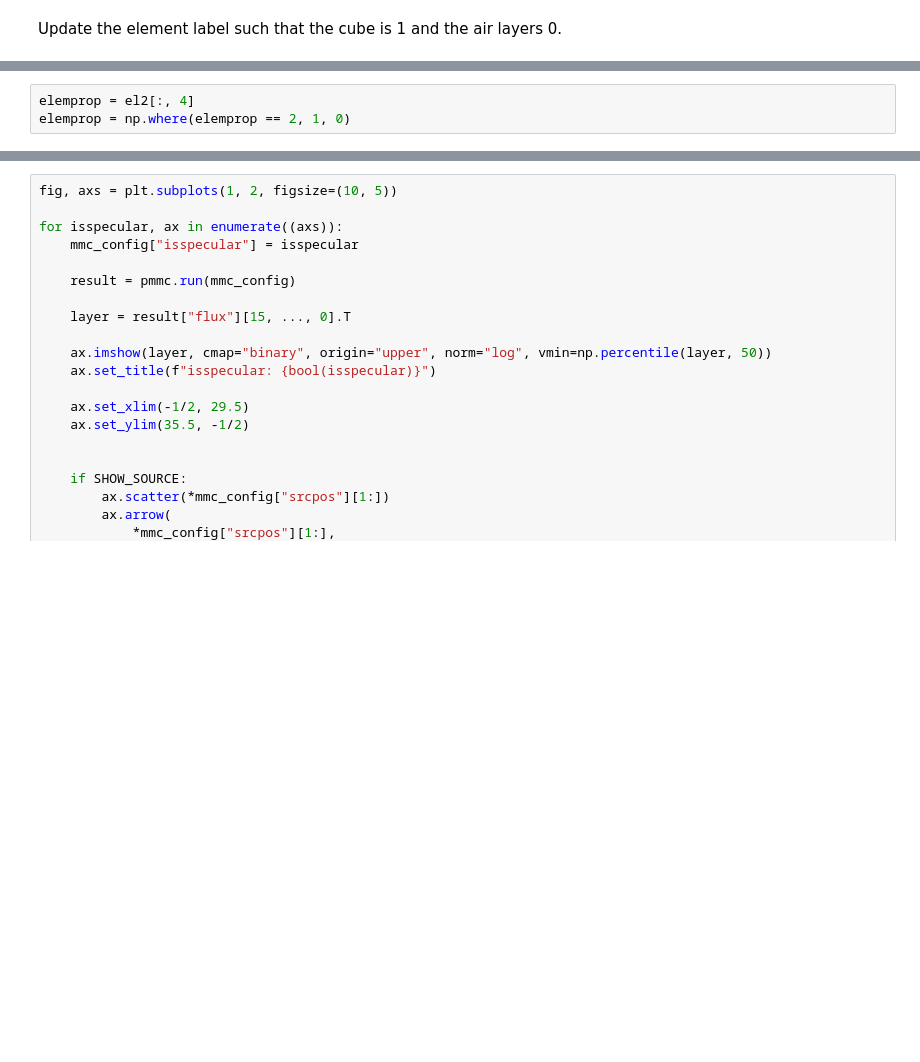
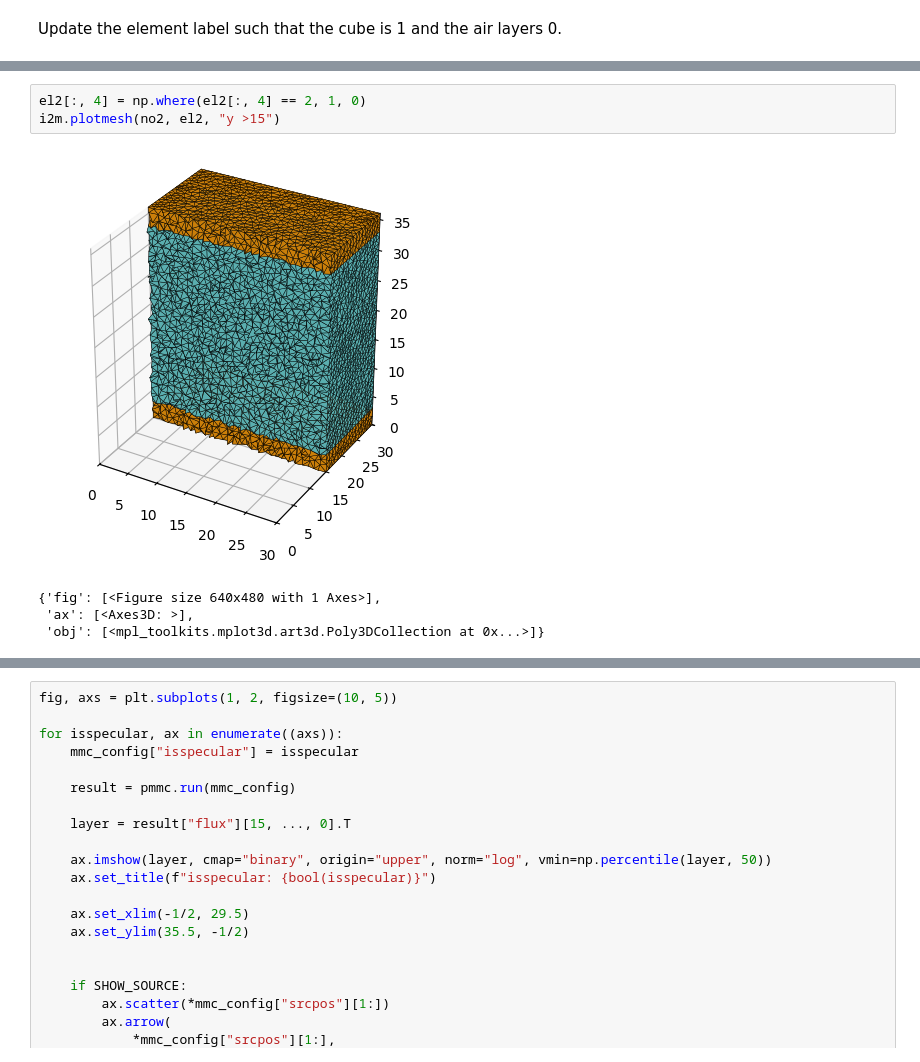
Before and after one commit to lvdtweel/mwe-mmc-isspecular, a Jupyter notebook: minimal_working_example.ipynb, the cells around one changed output, grey strips where cells are left out. Cells and saved outputs as stored; diff of their text form; blank space fills up the shorter version.

```diff
--- a/minimal_working_example.ipynb
+++ b/minimal_working_example.ipynb
@@ -126,6 +131,11 @@ Update the element label such that the cube is 1 and the air layers 0.
 # %%
-elemprop = el2[:, 4]
-elemprop = np.where(elemprop == 2, 1, 0)
+el2[:, 4] = np.where(el2[:, 4] == 2, 1, 0)
+i2m.plotmesh(no2, el2, "y >15")
+# %% [output]
+[figure, added]
+{'fig': [<Figure size 640x480 with 1 Axes>],
+ 'ax': [<Axes3D: >],
+ 'obj': [<mpl_toolkits.mplot3d.art3d.Poly3DCollection at 0x...>]}
 # %%
 mmc_config = {}
 
```
Also changed, not shown: parts of 4 cells of this notebook, 1 other file.
